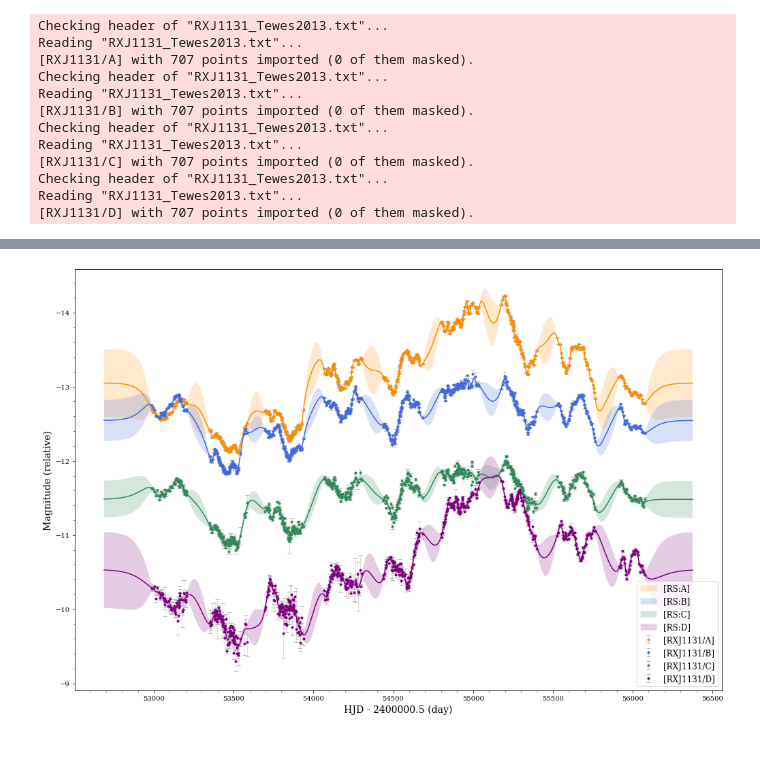
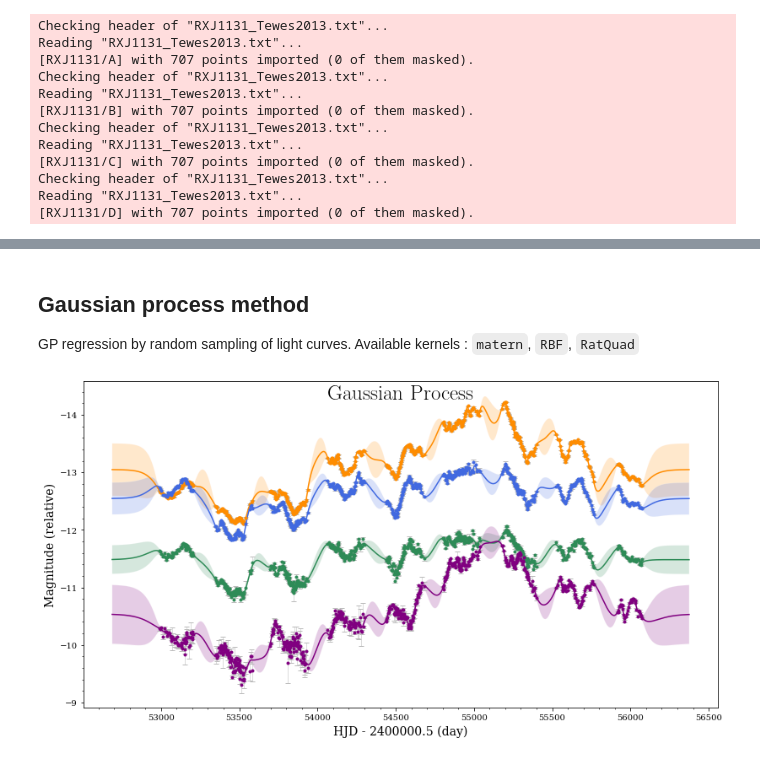
Before and after one commit to AlexandreAdam/rxj1131, a Jupyter notebook: notebooks/timedelays.ipynb, the cells around one changed output, grey strips where cells are left out. Drawn from its saved outputs; the diff is of its cells as text; code cells hidden in the pictures.

```diff
--- a/notebooks/timedelays.ipynb
+++ b/notebooks/timedelays.ipynb
@@ -115,16 +122,18 @@ for lc in rxj1131_lcs:
     lc.resetshifts()
 
 mlknotstep = 150   # initial ml knotstep
-for lc in rxj1131_lcs :
-    pycs3.gen.splml.addtolc(lc, knotstep=mlknotstep) #we attach microlensing to the LightCurve object
-
 
 # We apply initial timeshift guesses
 pycs3.gen.lc_func.applyshifts(rxj1131_lcs, [0,0,0,-90], [0,0,0,0])
 
+# attach microlensing splines to lcs B, C, D
+for lc in rxj1131_lcs[1:] :
+    pycs3.gen.splml.addtolc(lc, knotstep=mlknotstep) #we attach microlensing to the LightCurve object
+
+
 spline = spl(rxj1131_lcs)
-pycs3.gen.lc_func.display(rxj1131_lcs, [spline], figsize = (15,10), showdelays=True,
-                         showlegend=False, title=r'$\mathrm{Free-knot\ Splines}$')
+pycs3.gen.lc_func.display(rxj1131_lcs, [spline], figsize = (19/1.6,10/1.6), showdelays=True,
+                         showlegend=False, title=r'$\mathrm{Free-knot\ Splines\ with\ ML}$', collapseref=True, filename='../figures/rxj1131_splineoptml.png')
 print("Time delays:")
 print(pycs3.gen.lc_func.getnicetimedelays(rxj1131_lcs, separator='\n', to_be_sorted=True))
 # %% [output]
@@ -141,15 +154,18 @@ CD = -121.27
+# %% [markdown]
+## Gaussian process method
+GP regression by random sampling of light curves. Available kernels : `matern`, `RBF`, `RatQuad`
 # %%
 # Gaussian process fit
 
 # reset timeshifts previously applied
 for lc in rxj1131_lcs:
     lc.resetshifts()
 
 kwargs_reg = {'pd': 2, 'covkernel': 'matern', 'pow': 1.5, 'amp': 1., 'scale': 200., 'errscale': 1, 'verbose': True, 'method': 'weights'}
 
 rslcs = [pycs3.regdiff.rslc.factory(l, pd=kwargs_reg['pd'], covkernel=kwargs_reg['covkernel'],
                                     pow=kwargs_reg['pow'], errscale=kwargs_reg['errscale']) for l in rxj1131_lcs]
 
-pycs3.gen.lc_func.display(rxj1131_lcs, rslcs, figsize=(15,10))
+pycs3.gen.lc_func.display(rxj1131_lcs, rslcs, figsize=(19/1.6,10/1.6), title=r'$\mathrm{Gaussian\ Process}$', showlegend=False)#, filename='../figures/rxj1131_gp.png')
 # %% [output]
-[figure, old version]
+[figure, new version]
```
Also changed, not shown: parts of 13 cells of this notebook, 10 other files.
